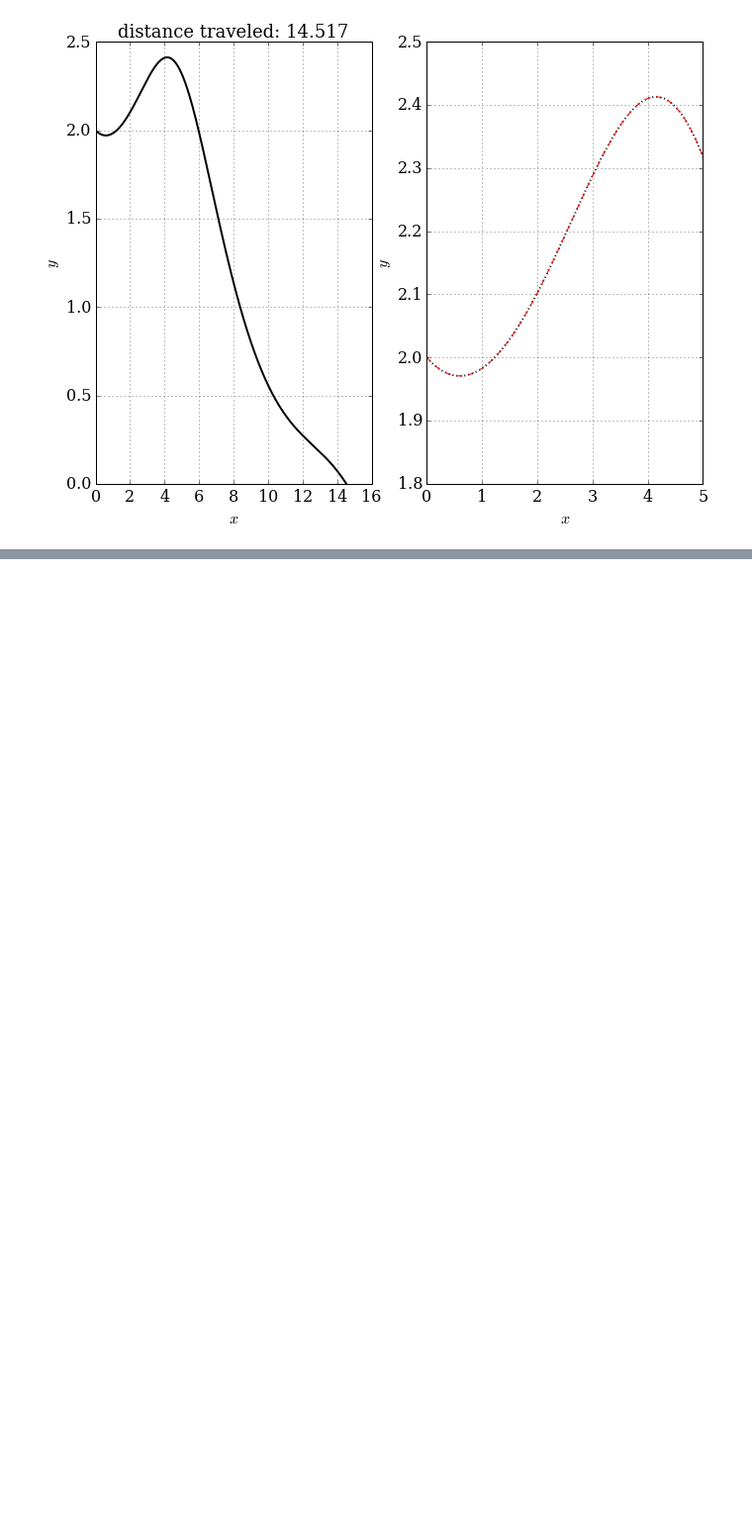
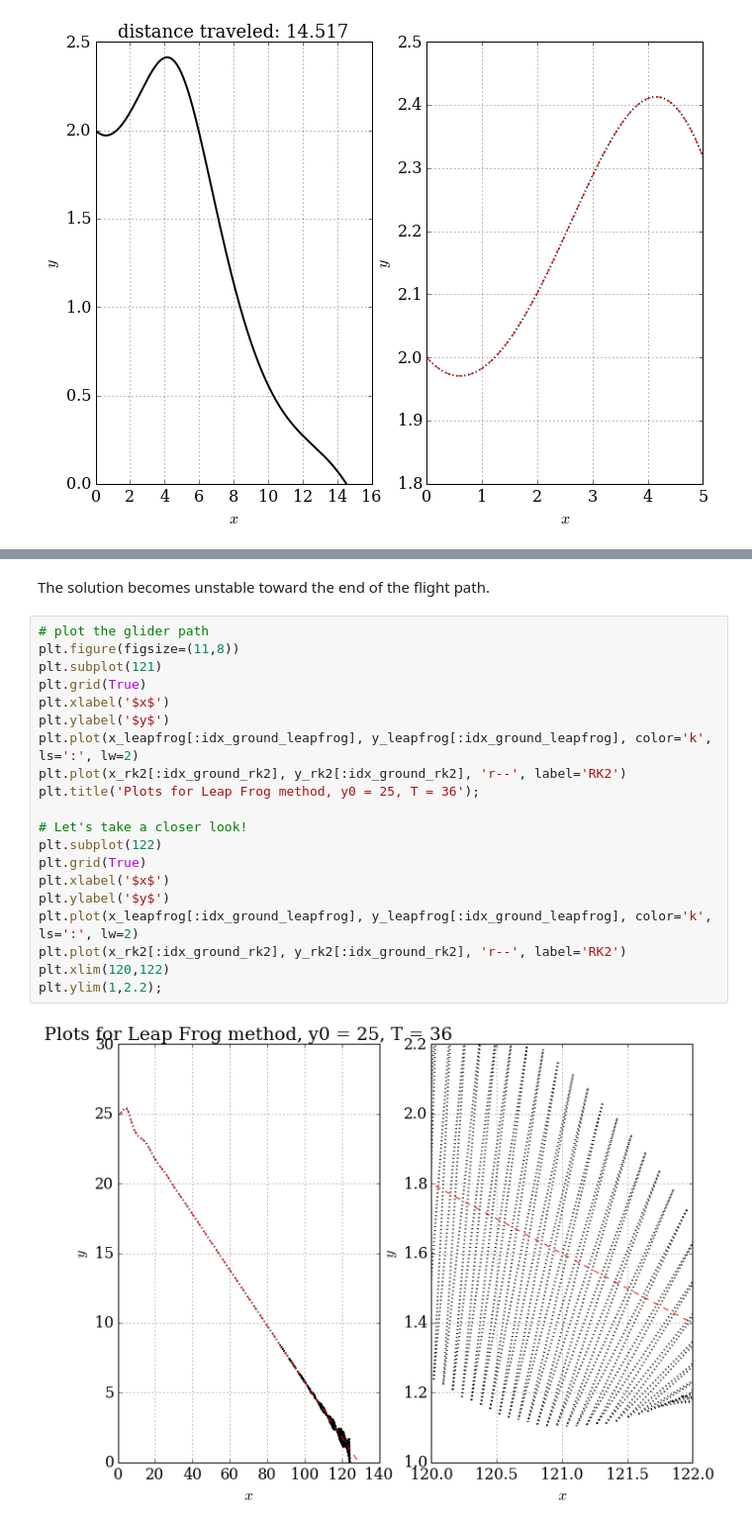
Before and after one commit to morrill/-mae6286, a Jupyter notebook: module_1/bonus_2nd_order.ipynb, the cells around one changed output, grey strips where cells are left out. Shown at 99% size. Saved outputs shown, nothing was run; the diff lists cells and outputs as text; blank space fills up the shorter version.

```diff
--- a/module_1/bonus_2nd_order.ipynb
+++ b/module_1/bonus_2nd_order.ipynb
@@ -394,0 +486,24 @@ plt.ylim(1.8,2.5);
+# %% [markdown]
+The solution becomes unstable toward the end of the flight path.
+# %%
+# plot the glider path
+plt.figure(figsize=(11,8))
+plt.subplot(121)
+plt.grid(True)
+plt.xlabel('$x$')
+plt.ylabel('$y$')
+plt.plot(x_leapfrog[:idx_ground_leapfrog], y_leapfrog[:idx_ground_leapfrog], color='k', ls=':', lw=2)
+plt.plot(x_rk2[:idx_ground_rk2], y_rk2[:idx_ground_rk2], 'r--', label='RK2')
+plt.title('Plots for Leap Frog method, y0 = 25, T = 36');
+
+# Let's take a closer look!
+plt.subplot(122)
+plt.grid(True)
+plt.xlabel('$x$')
+plt.ylabel('$y$')
+plt.plot(x_leapfrog[:idx_ground_leapfrog], y_leapfrog[:idx_ground_leapfrog], color='k', ls=':', lw=2)
+plt.plot(x_rk2[:idx_ground_rk2], y_rk2[:idx_ground_rk2], 'r--', label='RK2')
+plt.xlim(120,122)
+plt.ylim(1,2.2);
+# %% [output]
+[figure, added]
```
Also changed, not shown: parts of 3 cells of this notebook.
